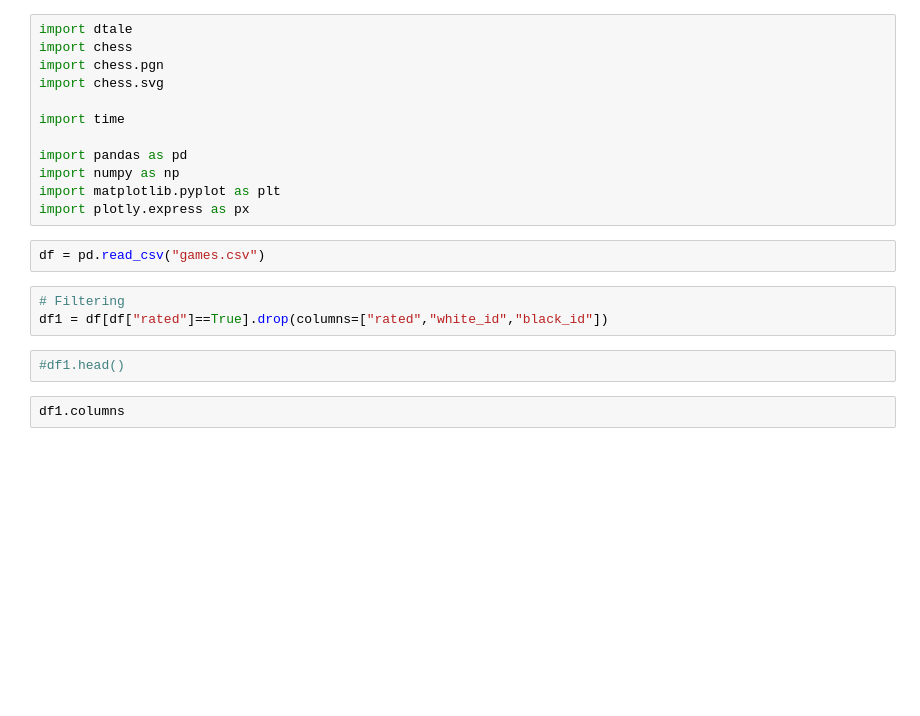
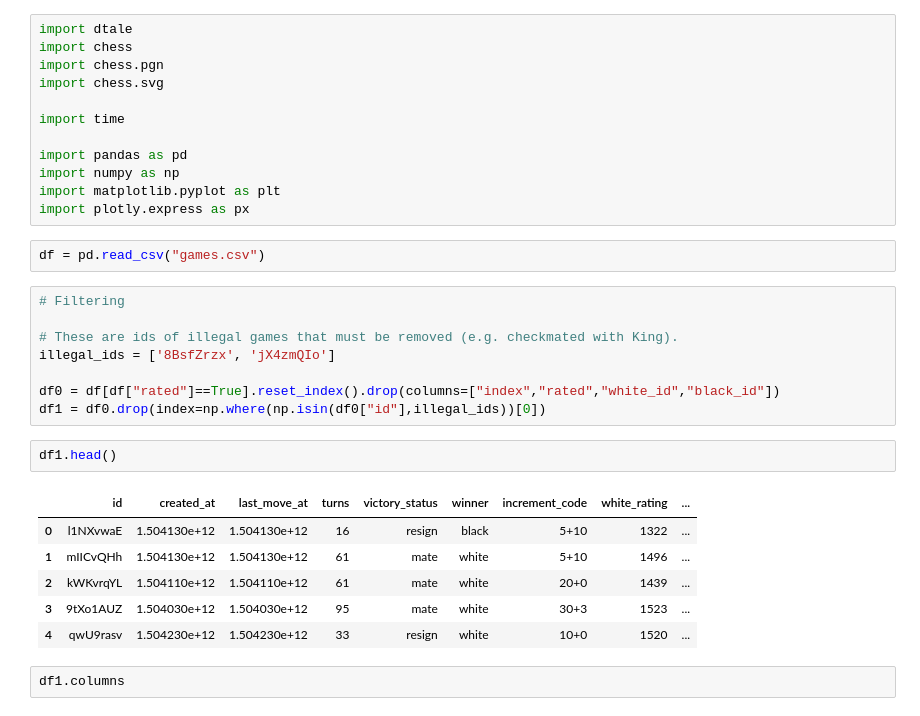
Before and after one commit to Exileus/DataVis2021, a Jupyter notebook: Project 2/Dataset/Kaggle Lichess dataset/kaggle.ipynb, the cells around one changed output. Drawn from its saved outputs; the diff is of its cells as text; blank space fills up the shorter version.

```diff
--- a/Project 2/Dataset/Kaggle Lichess dataset/kaggle.ipynb
+++ b/Project 2/Dataset/Kaggle Lichess dataset/kaggle.ipynb
@@ -12,11 +12,23 @@ import matplotlib.pyplot as plt
 import plotly.express as px
 # %%
 df = pd.read_csv("games.csv")
-# %%
-# Filtering
-df1 = df[df["rated"]==True].drop(columns=["rated","white_id","black_id"])
-# %%
-#df1.head()
+# %%
+# Filtering
+
+# These are ids of illegal games that must be removed (e.g. checkmated with King).
+illegal_ids = ['8BsfZrzx', 'jX4zmQIo']
+
+df0 = df[df["rated"]==True].reset_index().drop(columns=["index","rated","white_id","black_id"])
+df1 = df0.drop(index=np.where(np.isin(df0["id"],illegal_ids))[0])
+# %%
+df1.head()
+# %% [output]
+|  | id | created_at | last_move_at | turns | victory_status | winner | increment_code | white_rating | ... |
+| 0 | l1NXvwaE | 1.504130e+12 | 1.504130e+12 | 16 | resign | black | 5+10 | 1322 | ... |
+| 1 | mIICvQHh | 1.504130e+12 | 1.504130e+12 | 61 | mate | white | 5+10 | 1496 | ... |
+| 2 | kWKvrqYL | 1.504110e+12 | 1.504110e+12 | 61 | mate | white | 20+0 | 1439 | ... |
+| 3 | 9tXo1AUZ | 1.504030e+12 | 1.504030e+12 | 95 | mate | white | 30+3 | 1523 | ... |
+| 4 | qwU9rasv | 1.504230e+12 | 1.504230e+12 | 33 | resign | white | 10+0 | 1520 | ... |
 # %%
 df1.columns
 # %% [output]
```
Also changed, not shown: parts of 6 cells of this notebook.
